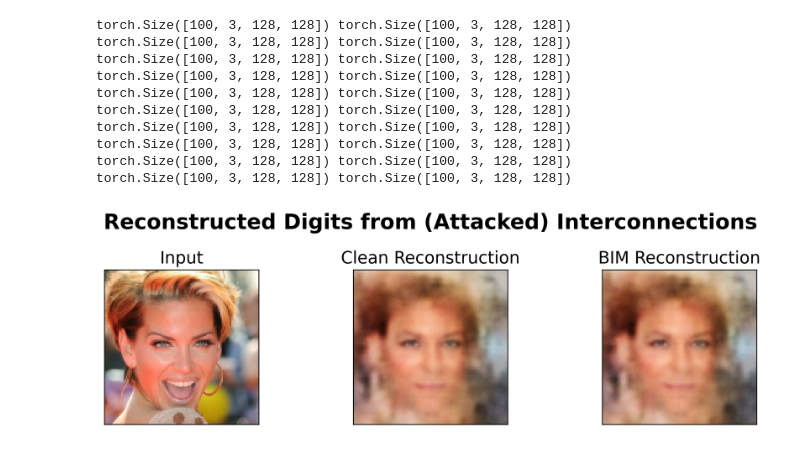
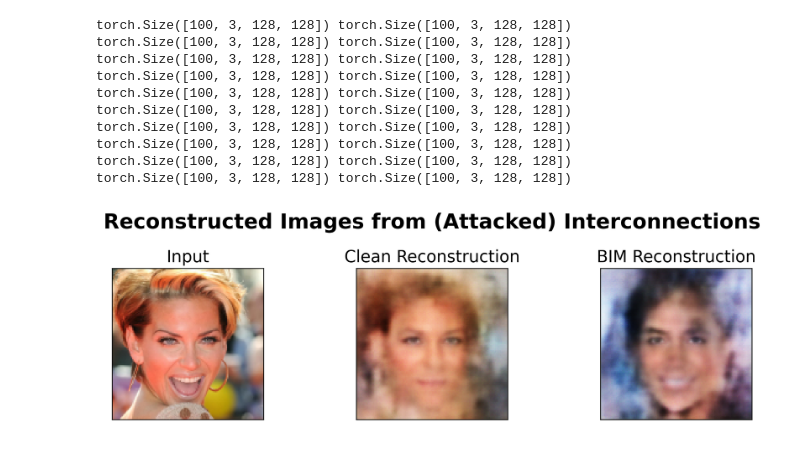
Before and after one commit to ClarysseArthur/VUB-MT-Development, a Jupyter notebook: Models/GenRKM-MMCelebHQ-V3/Attack-B.ipynb, the cells around one changed output. Cells and saved outputs as stored; diff of their text form; code cells hidden in the pictures.

```diff
--- a/Models/GenRKM-MMCelebHQ-V3/Attack-B.ipynb
+++ b/Models/GenRKM-MMCelebHQ-V3/Attack-B.ipynb
@@ -52,7 +52,7 @@ _, xtest, ipVec_dim, nChannels = get_mmcelebahq_dataloader(args=opt)
 info 0 5000 1
 info 5001 10001 1
 # %%
-vta = [False, True]
+vta = [True, False]
 model = '3V'            # 1V, 2V-IS, 2V-IL, 3V
 max_batches = 32
 i_val = 10
@@ -607,25 +607,25 @@ adv_la_losses = [None, None, adv_losses_la_2V_IL, adv_losses_la_3V]
 # %%
 fig, axes = plt.subplots(1, 3, figsize=(10, 3), dpi=300)
 
 # Column titles
 axes[0].set_title('Input', fontsize=16)
 axes[1].set_title('Clean Reconstruction', fontsize=16)
 axes[2].set_title('BIM Reconstruction', fontsize=16)
 
 # Images
 axes[0].imshow(all_im[0].permute(1, 2, 0).cpu().numpy())
 axes[1].imshow(im_de_1V[0][0].permute(1, 2, 0).cpu().numpy())
 axes[2].imshow(adv_im_de_1V[0][0].permute(1, 2, 0).cpu().numpy())
 
 # Remove ticks
 for ax in axes:
     ax.set_xticks([])
     ax.set_yticks([])
     ax.tick_params(left=False, bottom=False)
 
-plt.suptitle('Reconstructed Digits from (Attacked) Interconnections', fontsize=20, fontweight='bold')
+plt.suptitle('Reconstructed Images from (Attacked) Interconnections', fontsize=20, fontweight='bold')
 plt.tight_layout()
 plt.savefig('./img/Attack-B-Visualization.png', bbox_inches='tight', dpi=300)
 plt.show()
 # %% [output]
-[figure, old version]
+[figure, new version]
```
Also changed, not shown: parts of 2 cells of this notebook, 12 other files.
